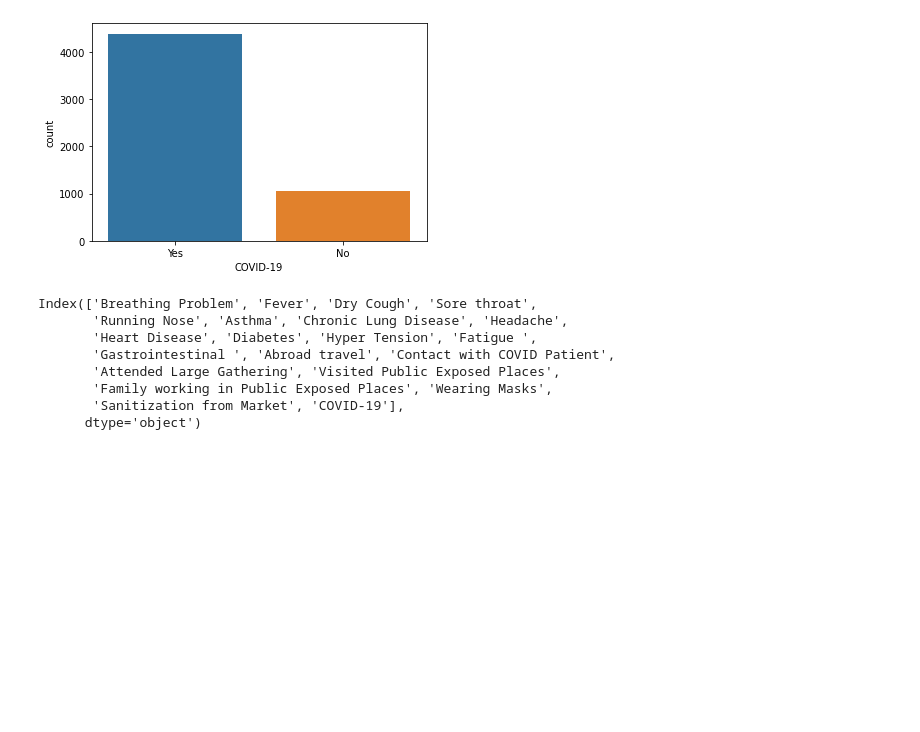
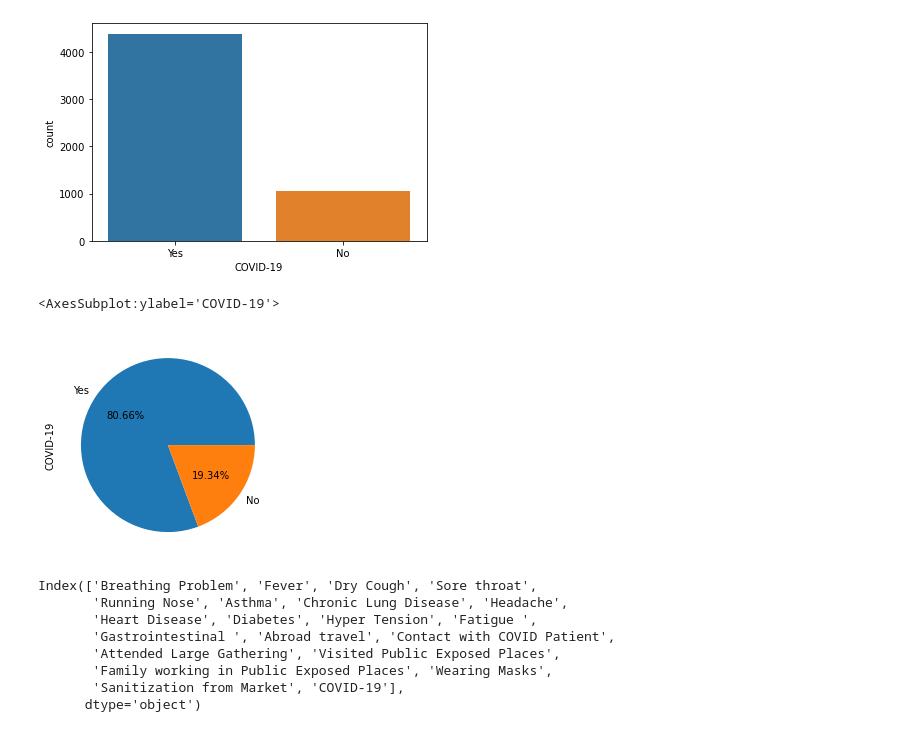
Before and after one commit to SophanonChhoun/Covid-19-Prediction, a Jupyter notebook: notebooks/main.ipynb, the cells around one changed output. Drawn from its saved outputs; the diff is of its cells as text; code cells hidden in the pictures; blank space fills up the shorter version.

```diff
--- a/notebooks/main.ipynb
+++ b/notebooks/main.ipynb
@@ -99,6 +121,11 @@ sns.countplot(x='COVID-19', data=df)
 # %% [output]
 <AxesSubplot:xlabel='COVID-19', ylabel='count'>
 [figure]
+# %%
+df['COVID-19'].value_counts().plot.pie(autopct='%.2f%%')
+# %% [output]
+<AxesSubplot:ylabel='COVID-19'>
+[figure, added]
 # %%
 df.columns
 # %% [output]
```
Also changed, not shown: parts of 10 cells of this notebook, 1 other file.
